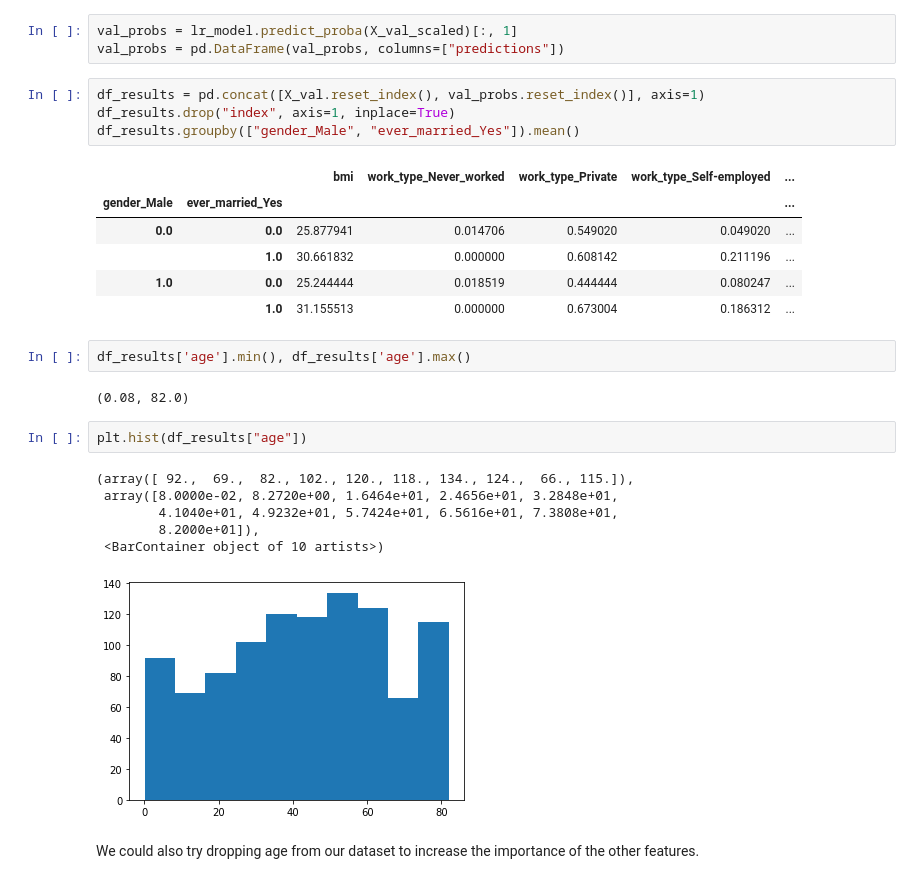
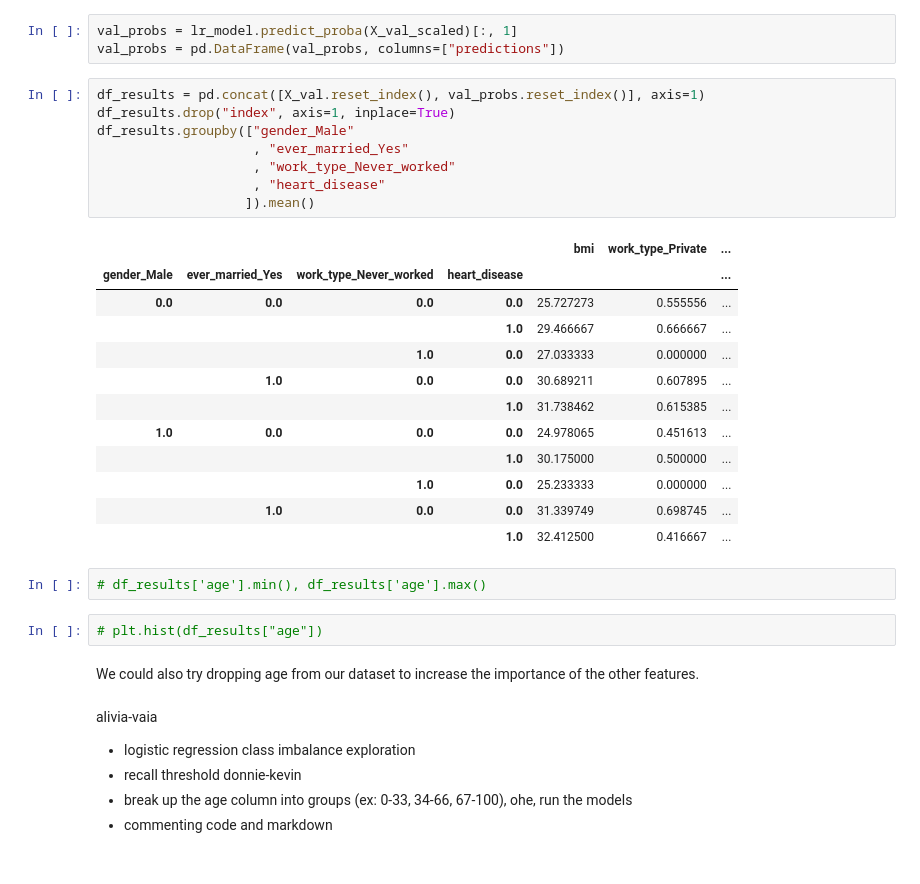
Before and after one commit to harte3/Group2_FlatironApprenticeshipCapstone, a Jupyter notebook: cleaned_notebook.ipynb, the cells around one changed output. Cells and saved outputs as stored; diff of their text form.

```diff
--- a/cleaned_notebook.ipynb
+++ b/cleaned_notebook.ipynb
@@ -649,26 +734,34 @@ val_probs = pd.DataFrame(val_probs, columns=["predictions"])
 # %%
 df_results = pd.concat([X_val.reset_index(), val_probs.reset_index()], axis=1)
 df_results.drop("index", axis=1, inplace=True)
-df_results.groupby(["gender_Male", "ever_married_Yes"]).mean()
+df_results.groupby(["gender_Male"
+                    , "ever_married_Yes"
+                    , "work_type_Never_worked"
+                    , "heart_disease"
+                   ]).mean()
 # %% [output]
-|  |  | bmi | work_type_Never_worked | work_type_Private | work_type_Self-employed | ... |
-| gender_Male | ever_married_Yes |  |  |  |  | ... |
-| 0.0 | 0.0 | 25.877941 | 0.014706 | 0.549020 | 0.049020 | ... |
-|  | 1.0 | 30.661832 | 0.000000 | 0.608142 | 0.211196 | ... |
-| 1.0 | 0.0 | 25.244444 | 0.018519 | 0.444444 | 0.080247 | ... |
-|  | 1.0 | 31.155513 | 0.000000 | 0.673004 | 0.186312 | ... |
+|  |  |  |  | bmi | work_type_Private | ... |
+| gender_Male | ever_married_Yes | work_type_Never_worked | heart_disease |  |  | ... |
+| 0.0 | 0.0 | 0.0 | 0.0 | 25.727273 | 0.555556 | ... |
+|  |  |  | 1.0 | 29.466667 | 0.666667 | ... |
+|  |  | 1.0 | 0.0 | 27.033333 | 0.000000 | ... |
+|  | 1.0 | 0.0 | 0.0 | 30.689211 | 0.607895 | ... |
+|  |  |  | 1.0 | 31.738462 | 0.615385 | ... |
+| 1.0 | 0.0 | 0.0 | 0.0 | 24.978065 | 0.451613 | ... |
+|  |  |  | 1.0 | 30.175000 | 0.500000 | ... |
+|  |  | 1.0 | 0.0 | 25.233333 | 0.000000 | ... |
+|  | 1.0 | 0.0 | 0.0 | 31.339749 | 0.698745 | ... |
+|  |  |  | 1.0 | 32.412500 | 0.416667 | ... |
 # %%
-df_results['age'].min(), df_results['age'].max()
+# df_results['age'].min(), df_results['age'].max()
-# %% [output]
-(0.08, 82.0)
 # %%
-plt.hist(df_results["age"])
+# plt.hist(df_results["age"])
-# %% [output]
-(array([ 92.,  69.,  82., 102., 120., 118., 134., 124.,  66., 115.]),
- array([8.0000e-02, 8.2720e+00, 1.6464e+01, 2.4656e+01, 3.2848e+01,
-        4.1040e+01, 4.9232e+01, 5.7424e+01, 6.5616e+01, 7.3808e+01,
-        8.2000e+01]),
- <BarContainer object of 10 artists>)
-[figure, removed]
 # %% [markdown]
 We could also try dropping age from our dataset to increase the importance of the other features.
+# %% [markdown]
+alivia-vaia
+- logistic regression class imbalance exploration
+- recall threshold
+donnie-kevin
+- break up the age column into groups (ex: 0-33, 34-66, 67-100), ohe, run the models
+- commenting code and markdown
```
Also changed, not shown: parts of 26 cells of this notebook, 1 other file.
